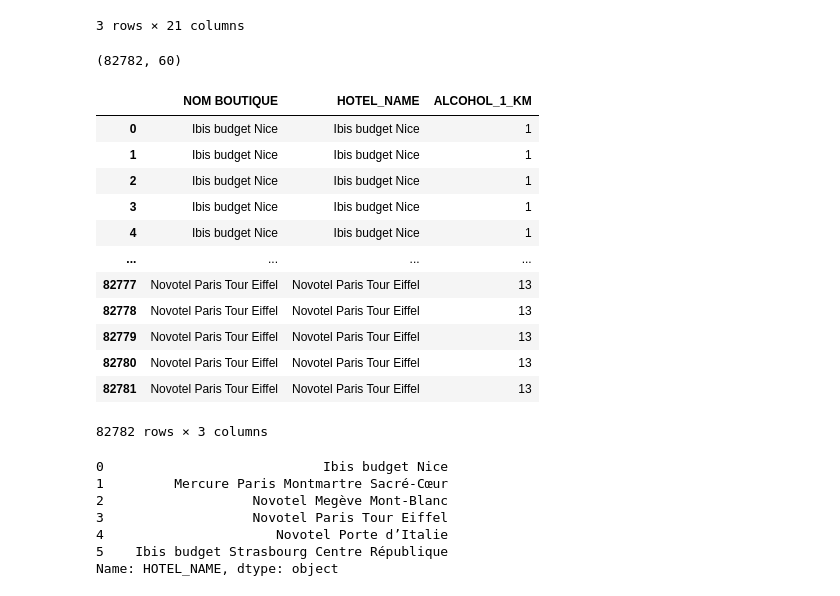
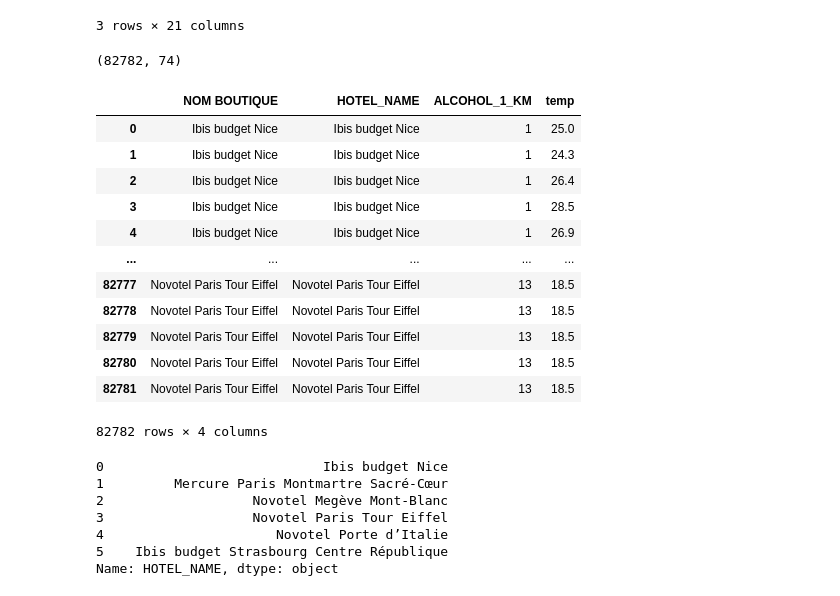
Before and after one commit to klaghmari-github/hotels, a Jupyter notebook: data_augmentation.ipynb, the cells around one changed output. Saved outputs shown, nothing was run; the diff lists cells and outputs as text; code cells hidden in the pictures.

```diff
--- a/data_augmentation.ipynb
+++ b/data_augmentation.ipynb
@@ -966,28 +966,28 @@ See the caveats in the documentation: https://pandas.pydata.org/pandas-docs/stab
 df = (
     dp.df
     .merge(hotels_df, left_on="NOM BOUTIQUE", right_on="HOTEL_NAME", how="left")
-    #.merge(weather_df, left_on=["HOTEL_LON", "HOTEL_LAT", "DATE_HEURE"], right_on=["lat", "lon", "time"], how="left")
+    .merge(weather_df, left_on=["HOTEL_LAT", "HOTEL_LON",  "DATE_HEURE"], right_on=["lat", "lon", "time"], how="left")
 )
 
 print(df.shape)
 # %% [output]
-(82782, 60)
+(82782, 74)
 # %%
-df[["NOM BOUTIQUE", "HOTEL_NAME", "ALCOHOL_1_KM"]]
+df[["NOM BOUTIQUE", "HOTEL_NAME", "ALCOHOL_1_KM", "temp"]]
 # %% [output]
-|  | NOM BOUTIQUE | HOTEL_NAME | ALCOHOL_1_KM |
-| 0 | Ibis budget Nice | Ibis budget Nice | 1 |
-| 1 | Ibis budget Nice | Ibis budget Nice | 1 |
-| 2 | Ibis budget Nice | Ibis budget Nice | 1 |
-| 3 | Ibis budget Nice | Ibis budget Nice | 1 |
-| 4 | Ibis budget Nice | Ibis budget Nice | 1 |
-| ... | ... | ... | ... |
-| 82777 | Novotel Paris Tour Eiffel | Novotel Paris Tour Eiffel | 13 |
-| 82778 | Novotel Paris Tour Eiffel | Novotel Paris Tour Eiffel | 13 |
-| 82779 | Novotel Paris Tour Eiffel | Novotel Paris Tour Eiffel | 13 |
-| 82780 | Novotel Paris Tour Eiffel | Novotel Paris Tour Eiffel | 13 |
-| 82781 | Novotel Paris Tour Eiffel | Novotel Paris Tour Eiffel | 13 |
+|  | NOM BOUTIQUE | HOTEL_NAME | ALCOHOL_1_KM | temp |
+| 0 | Ibis budget Nice | Ibis budget Nice | 1 | 25.0 |
+| 1 | Ibis budget Nice | Ibis budget Nice | 1 | 24.3 |
+| 2 | Ibis budget Nice | Ibis budget Nice | 1 | 26.4 |
+| 3 | Ibis budget Nice | Ibis budget Nice | 1 | 28.5 |
+| 4 | Ibis budget Nice | Ibis budget Nice | 1 | 26.9 |
+| ... | ... | ... | ... | ... |
+| 82777 | Novotel Paris Tour Eiffel | Novotel Paris Tour Eiffel | 13 | 18.5 |
+| 82778 | Novotel Paris Tour Eiffel | Novotel Paris Tour Eiffel | 13 | 18.5 |
+| 82779 | Novotel Paris Tour Eiffel | Novotel Paris Tour Eiffel | 13 | 18.5 |
+| 82780 | Novotel Paris Tour Eiffel | Novotel Paris Tour Eiffel | 13 | 18.5 |
+| 82781 | Novotel Paris Tour Eiffel | Novotel Paris Tour Eiffel | 13 | 18.5 |
-82782 rows × 3 columns
+82782 rows × 4 columns
 # %%
 hotels_df["HOTEL_NAME"]
 # %% [output]
```
